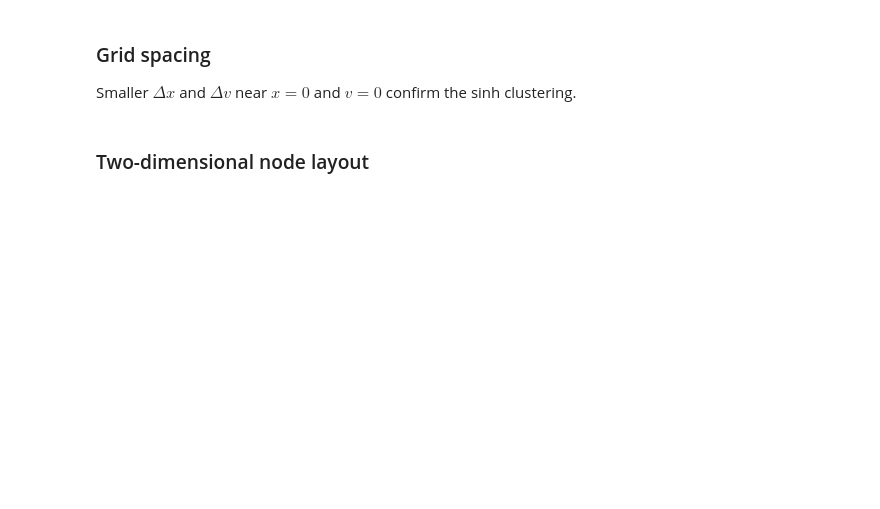
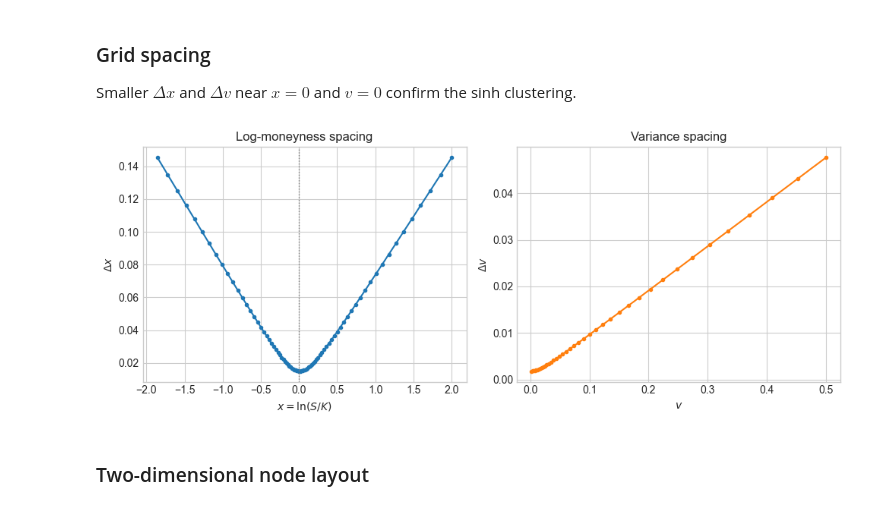
Before and after one commit to Fm1sk13w/Heston-Model, a Jupyter notebook: heston_pde_project.ipynb, the cells around one changed output. Drawn from its saved outputs; the diff is of its cells as text; code cells hidden in the pictures; blank space fills up the shorter version.

```diff
--- a/heston_pde_project.ipynb
+++ b/heston_pde_project.ipynb
@@ -268,20 +278,23 @@ Smaller $\Delta x$ and $\Delta v$ near $x=0$ and $v=0$ confirm the sinh clusteri
 # %%
 fig, axes = plt.subplots(1, 2, figsize=(10, 4))
 
 axes[0].plot(grid.x[1:], grid.dx_forward, "o-", ms=3, lw=1.5)
 axes[0].axvline(0.0, color="gray", ls=":", lw=1)
 axes[0].set_xlabel(r"$x = \ln(S/K)$")
 axes[0].set_ylabel(r"$\Delta x$")
 axes[0].set_title("Log-moneyness spacing")
 
 axes[1].plot(grid.v[1:], grid.dv_forward, "o-", ms=3, lw=1.5, color="tab:orange")
 axes[1].set_xlabel(r"$v$")
 axes[1].set_ylabel(r"$\Delta v$")
 axes[1].set_title("Variance spacing")
 
 fig.tight_layout()
 fig.savefig(FIGURES_DIR / "grid_spacing.png", dpi=150)
-plt.show()
+display(fig)
+plt.close(fig)
+# %% [output]
+[figure, added]
 # %% [markdown]
 ### Two-dimensional node layout
 # %%
```
Also changed, not shown: parts of 9 cells of this notebook, 1 other file.
